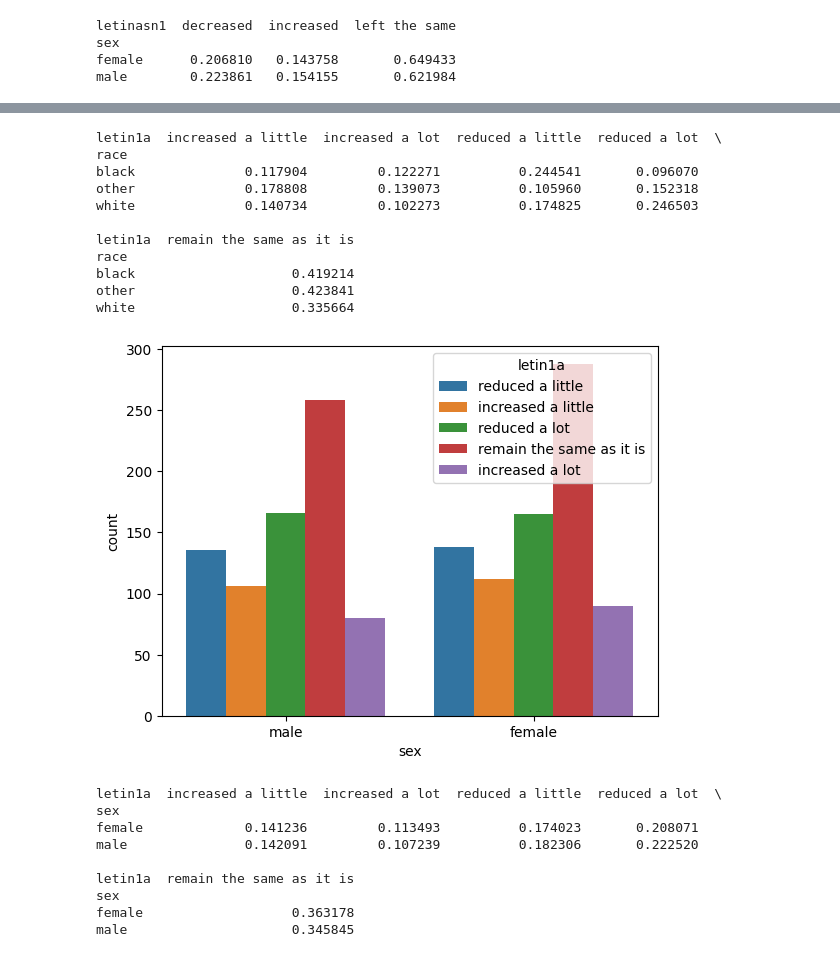
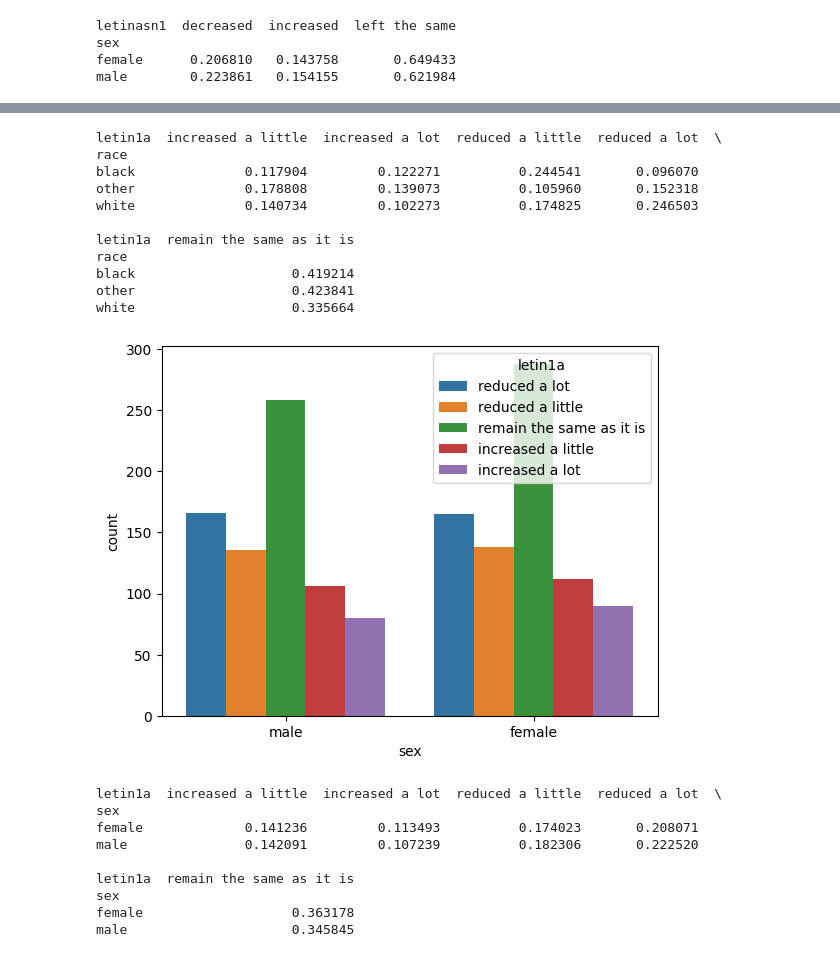
Before and after one commit to jennyschilling/project_gss_group11, a Jupyter notebook: cleaning_data.ipynb, the cells around one changed output, grey strips where cells are left out. Saved outputs shown, nothing was run; the diff lists cells and outputs as text; code cells hidden in the pictures.

Commit message:
change hue order of letin1a to make graphs more readable

```diff
--- a/cleaning_data.ipynb
+++ b/cleaning_data.ipynb
@@ -332,21 +326,23 @@ male        0.223861   0.154155       0.621984
 # %%
 ### letin1a (opinions about number of immigrants to America nowadays)
 
+# set hue order so easier to read graphs
+hue_order = ['reduced a lot', 'reduced a little', 'remain the same as it is', 'increased a little', 'increased a lot']
 
 # letin1a by age
-sns.kdeplot(data=df, x='age', hue='letin1a', common_norm=False)
+sns.kdeplot(data=df, x='age', hue='letin1a', hue_order = hue_order, common_norm=False)
 plt.xlim(0, 100)
 plt.show()
 
 # letin1a by race
-sns.countplot(data=df, x='race', hue='letin1a')
+sns.countplot(data=df, x='race', hue='letin1a', hue_order = hue_order)
 plt.show()
 
 # output may be influenced by amount of each race in each sample
 print(pd.crosstab(df['race'],df['letin1a'],normalize = 'index'),'\n')
 
 # letin1a by sex
-sns.countplot(data=df, x='sex', hue='letin1a')
+sns.countplot(data=df, x='sex', hue='letin1a', hue_order = hue_order)
 plt.show()
 print(pd.crosstab(df['sex'],df['letin1a'],normalize = 'index'), '\n')
 # %% [output]
@@ -355,15 +351,15 @@ print(pd.crosstab(df['sex'],df['letin1a'],normalize = 'index'), '\n')
 letin1a  increased a little  increased a lot  reduced a little  reduced a lot  \
 race
 black              0.117904         0.122271          0.244541       0.096070
 other              0.178808         0.139073          0.105960       0.152318
 white              0.140734         0.102273          0.174825       0.246503
 
 letin1a  remain the same as it is
 race
 black                    0.419214
 other                    0.423841
 white                    0.335664
-[figure, old version]
+[figure, new version]
 letin1a  increased a little  increased a lot  reduced a little  reduced a lot  \
 sex
 female             0.141236         0.113493          0.174023       0.208071
```
Also changed, not shown: parts of 2 cells of this notebook.
